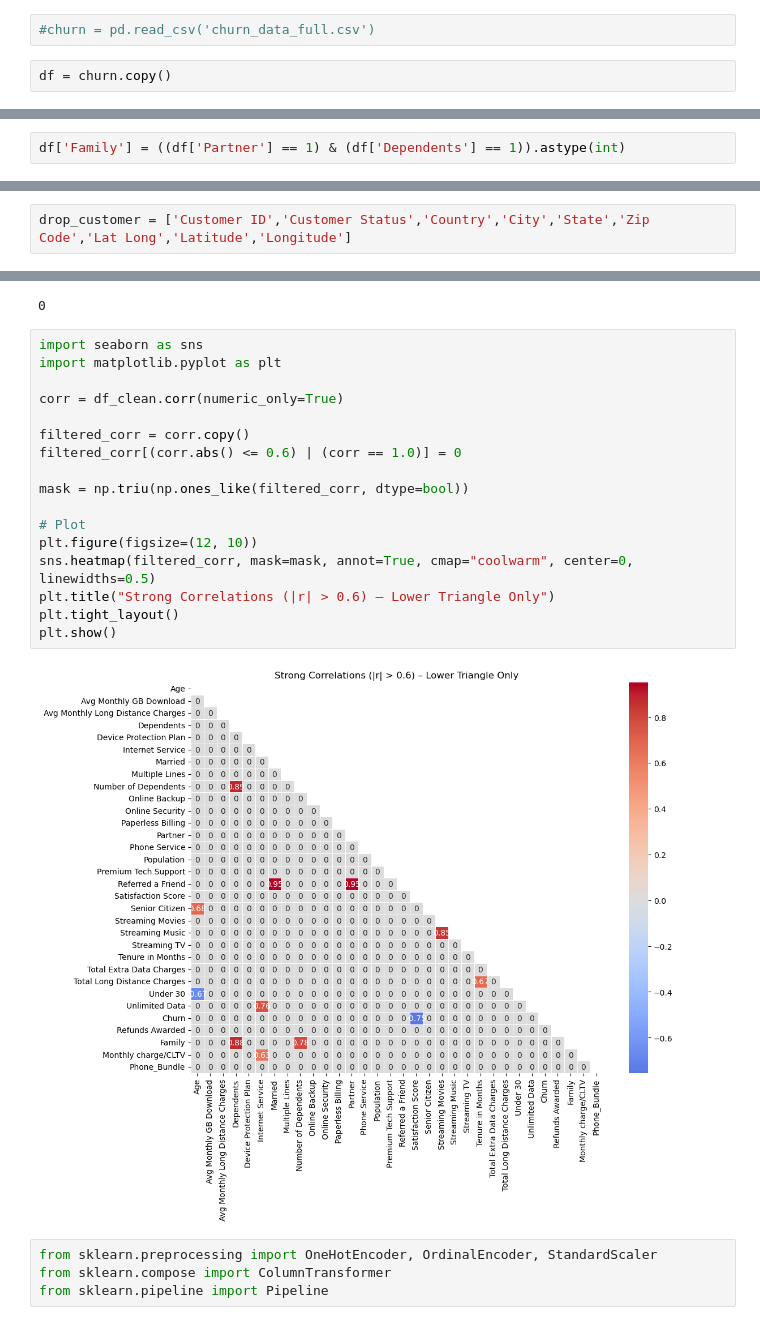
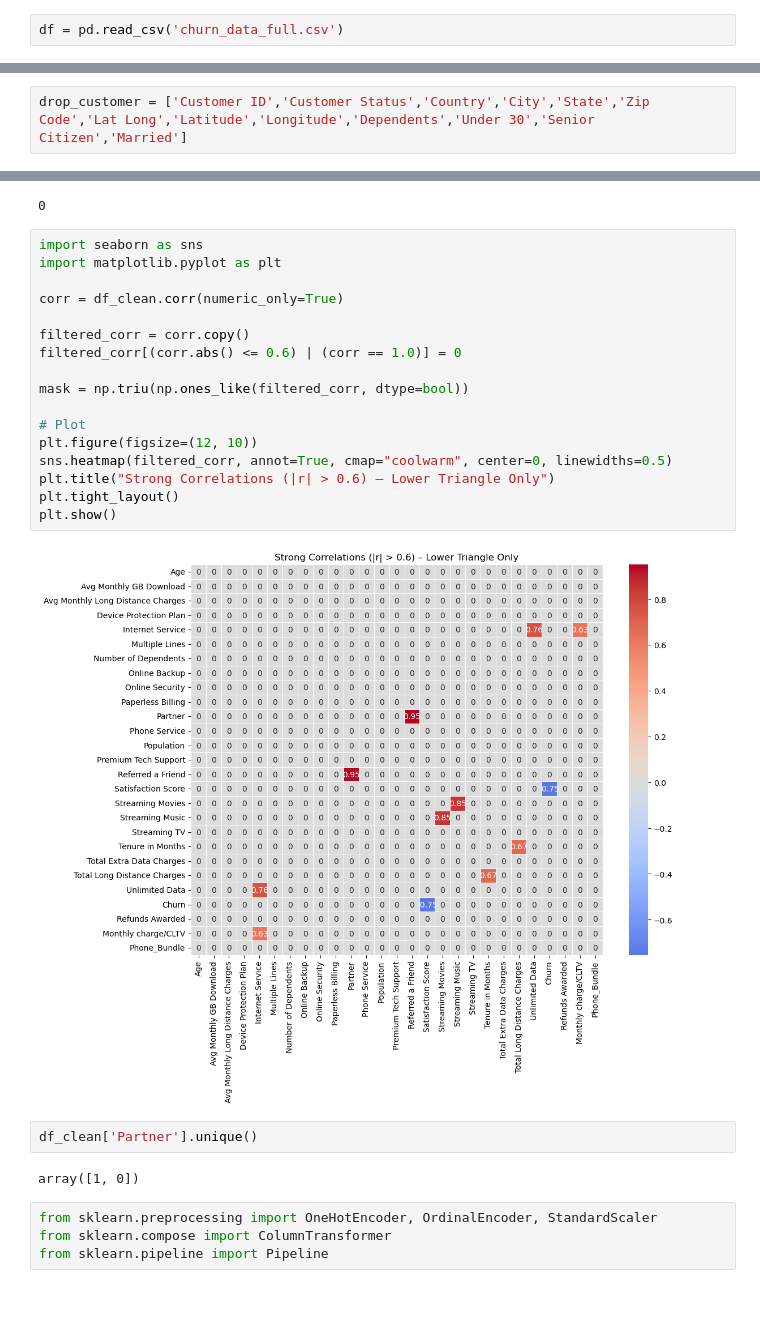
Before and after one commit to sachstimo/aws-final-project, a Jupyter notebook: DATA/churn_pre_processing.ipynb, the cells around one changed output, grey strips where cells are left out. Drawn from its saved outputs; the diff is of its cells as text; blank space fills up the shorter version.

```diff
--- a/DATA/churn_pre_processing.ipynb
+++ b/DATA/churn_pre_processing.ipynb
@@ -4,9 +4,7 @@
 import pandas as pd
 import numpy as np
 # %%
-#churn = pd.read_csv('churn_data_full.csv')
+df = pd.read_csv('churn_data_full.csv')
-# %%
-df = churn.copy()
 # %%
 df.head()
 # %% [output]
@@ -74,8 +72,6 @@ missing_df
 df['Refunds Awarded'] = np.where(df['Total Refunds'] > 0, 1, 0)
 # %%
 df['Internet Type'] = df['Internet Type'].fillna('None')
-# %%
-df['Family'] = ((df['Partner'] == 1) & (df['Dependents'] == 1)).astype(int)
 # %%
 df['Monthly charge/CLTV'] = df['Monthly Charge'] / df['CLTV']
 # %%
@@ -91,7 +87,7 @@ df['Total_Services_Used'] = df[all_service_columns].sum(axis=1)
 df['Service_Level'] = pd.cut(df['Total_Services_Used'], bins=[-1, 3, 5, 10], labels=['Low', 'Medium', 'High'])
 df['Service_Level'] = df['Service_Level'].astype('object')
 # %%
-drop_customer = ['Customer ID','Customer Status','Country','City','State','Zip Code','Lat Long','Latitude','Longitude']
+drop_customer = ['Customer ID','Customer Status','Country','City','State','Zip Code','Lat Long','Latitude','Longitude','Dependents','Under 30','Senior Citizen','Married']
 # %%
 drop_contract= ['Offer','Payment Method','Total_Services_Used']
 # %%
@@ -155,22 +151,26 @@ df_clean.isna().sum().sum()
 # %%
 import seaborn as sns
 import matplotlib.pyplot as plt
 
 corr = df_clean.corr(numeric_only=True)
 
 filtered_corr = corr.copy()
 filtered_corr[(corr.abs() <= 0.6) | (corr == 1.0)] = 0
 
 mask = np.triu(np.ones_like(filtered_corr, dtype=bool))
 
 # Plot
 plt.figure(figsize=(12, 10))
-sns.heatmap(filtered_corr, mask=mask, annot=True, cmap="coolwarm", center=0, linewidths=0.5)
+sns.heatmap(filtered_corr, annot=True, cmap="coolwarm", center=0, linewidths=0.5)
 plt.title("Strong Correlations (|r| > 0.6) – Lower Triangle Only")
 plt.tight_layout()
 plt.show()
 # %% [output]
-[figure, old version]
+[figure, new version]
+# %%
+df_clean['Partner'].unique()
+# %% [output]
+array([1, 0])
 # %%
 from sklearn.preprocessing import OneHotEncoder, OrdinalEncoder, StandardScaler
 from sklearn.compose import ColumnTransformer
```
Also changed, not shown: parts of 2 cells of this notebook.
